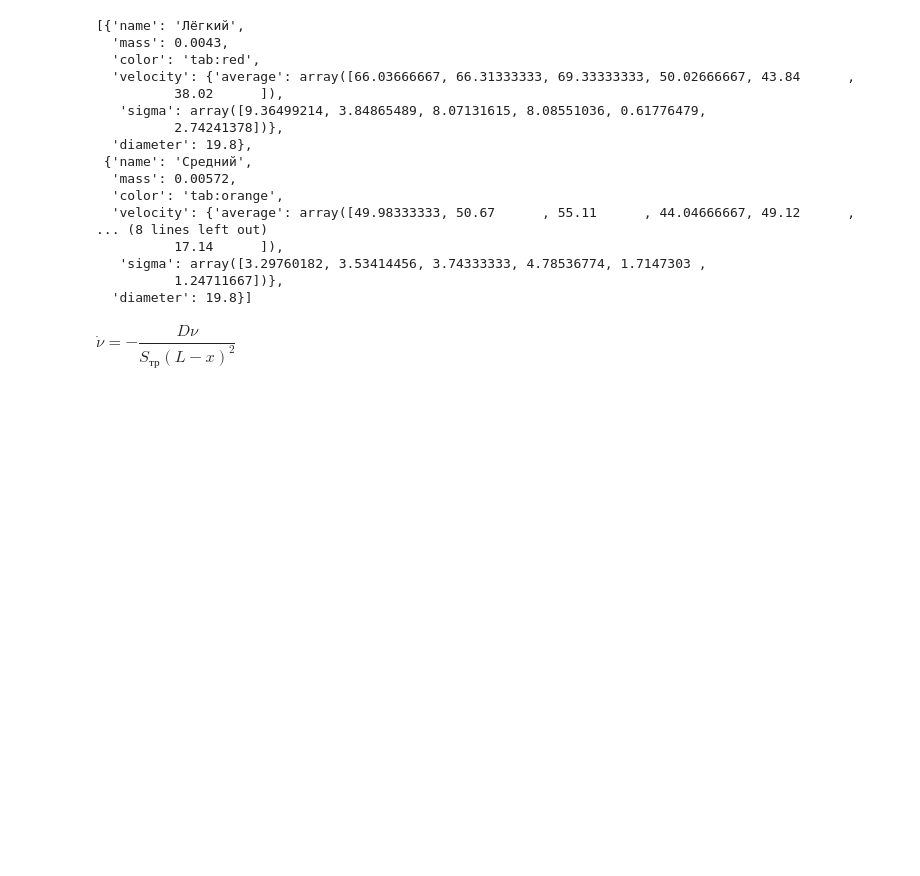
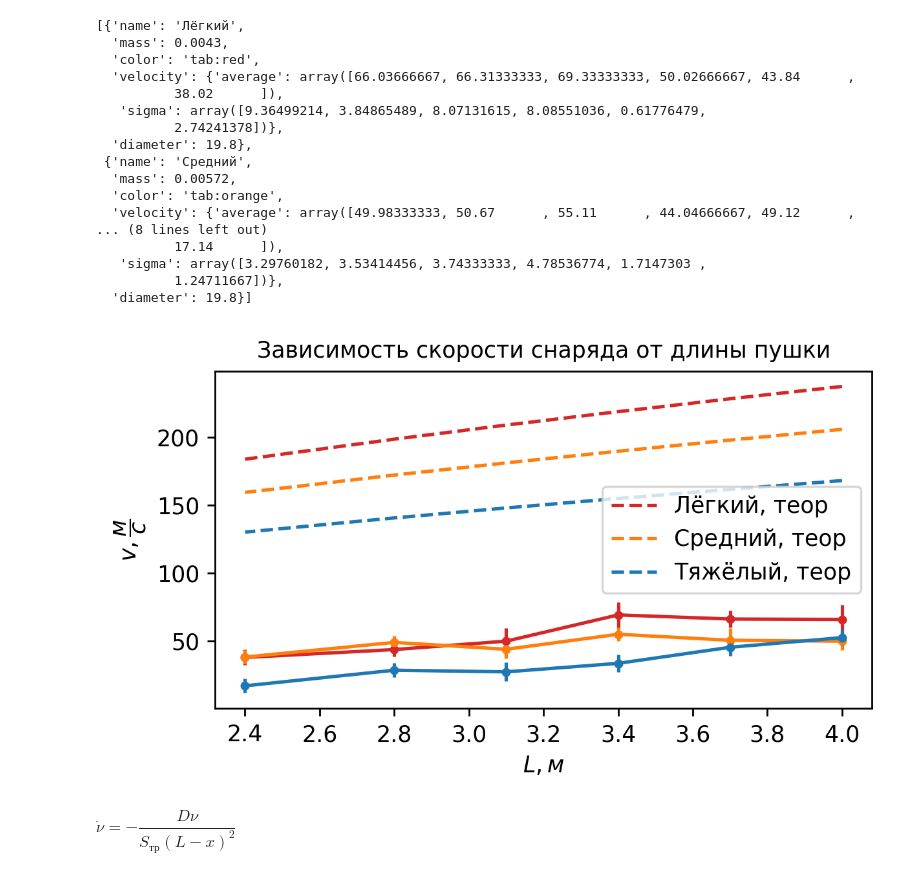
Before and after one commit to galera951/vacuum-cannon, a Jupyter notebook: data/plots.ipynb, the cells around one changed output. Cells and saved outputs as stored; diff of their text form; code cells hidden in the pictures; blank space fills up the shorter version.

```diff
--- a/data/plots.ipynb
+++ b/data/plots.ipynb
@@ -156,7 +155,29 @@ bullets
   'diameter': 19.8}]
 # %%
 def v_pr(l, m):
-    return np.sqrt((2 * 1e5 * 307.9e-6 * l ** 1.3 - 13.86 * l ** 2) / m)
+    return np.sqrt(2*l*(( 98500/m )*307.9e-6 - 0.238*9.81))
+# %%
+plt.figure(figsize=fig_size, dpi=dpi)
+
+for bullet in bullets:
+    name = bullet['name']
+    m = bullet['mass']
+    label = f'{name}, {m*1e3:.1f} гр'
+    color = bullet['color']
+    av_velocity = bullet['velocity']['average']
+    sigma = bullet['velocity']['sigma']
+
+    plt.errorbar(lengths, av_velocity, color=color, marker='.', yerr=sigma)
+    plt.plot(lengths, v_pr(lengths, m), color=color, linestyle='--', label=f"{name}, теор")
+
+plt.xlabel('$L, м$')
+plt.ylabel('$v, \dfrac{м}{с}$')
+plt.title('Зависимость скорости снаряда от длины пушки', size='medium')
+plt.legend()
+plt.tight_layout()
+plt.savefig(out_path('teorV-on-L'))
+# %% [output]
+[figure, added]
 # %%
 m = 4.3e-3
 p0 = 1e5
```
Also changed, not shown: parts of 1 cell of this notebook, 7 other files.
